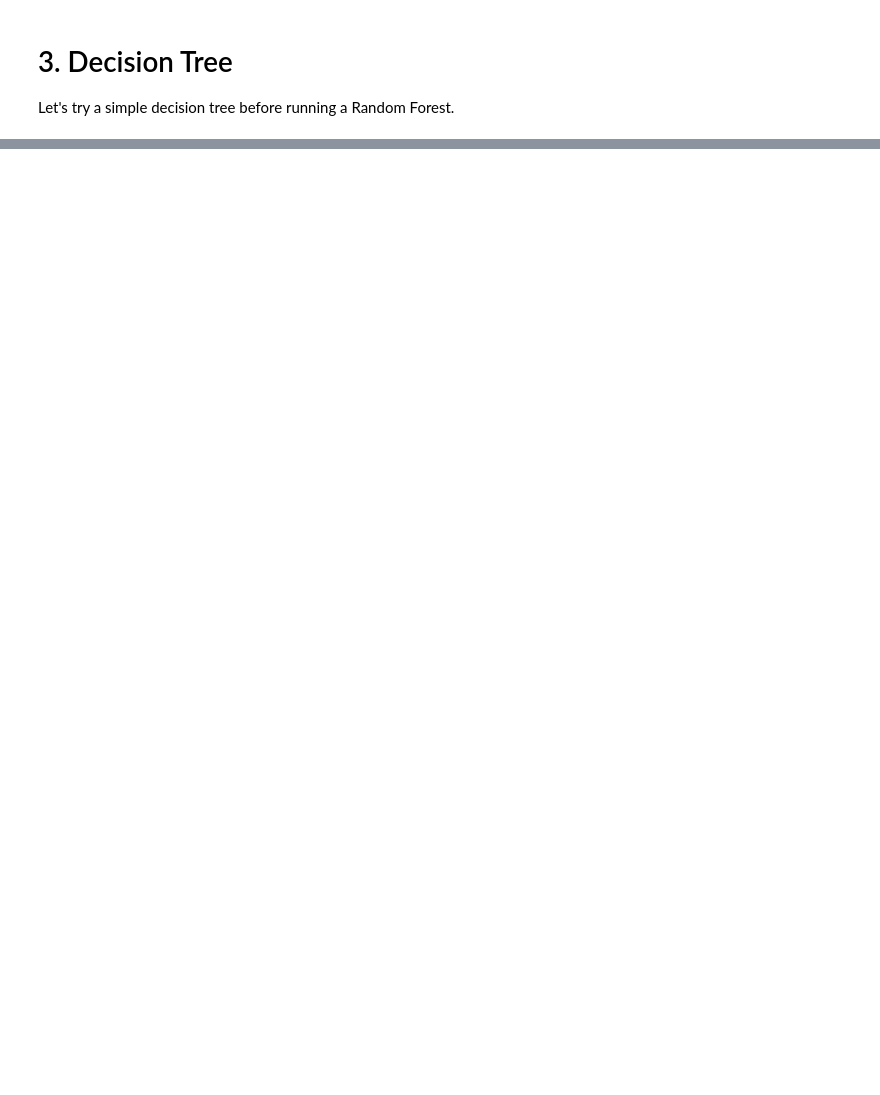
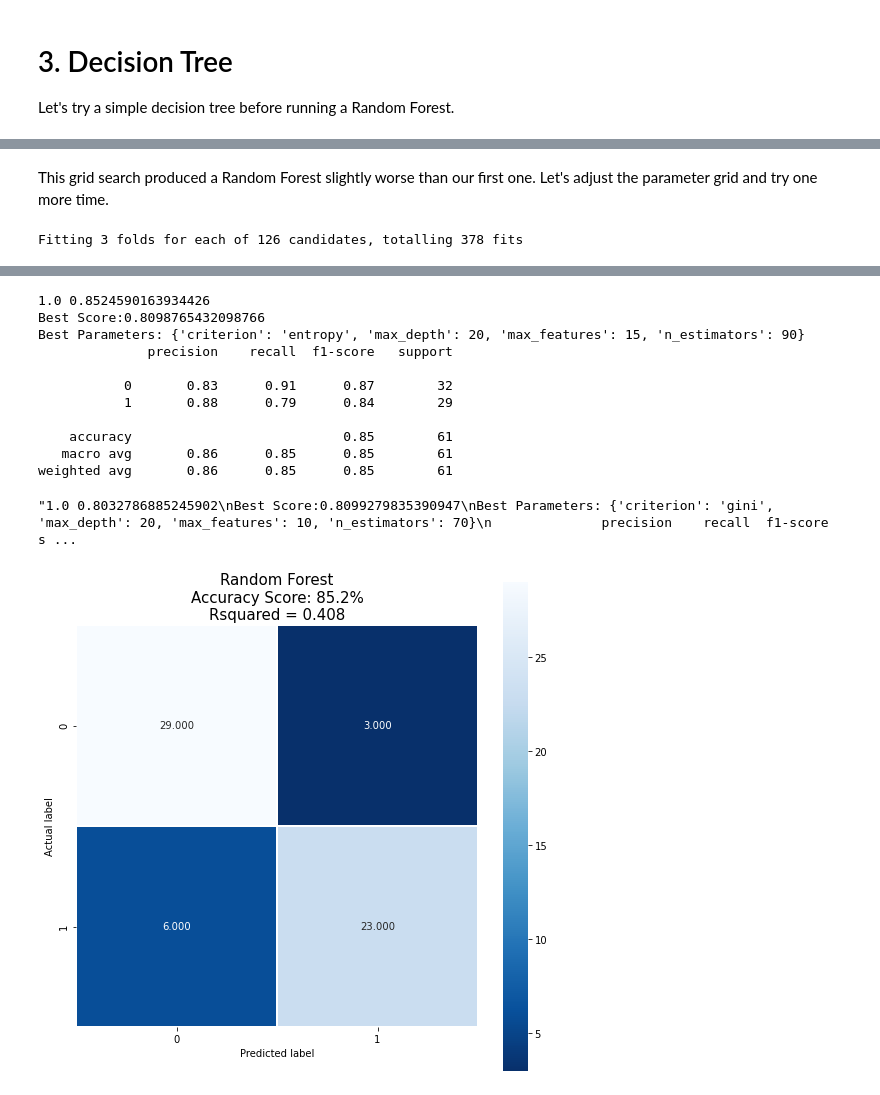
Before and after one commit to BradDoty/KaggleHeartDiseaseUCI, a Jupyter notebook: Notebooks/Capstone 2 -- Modeling.ipynb, the cells around one changed output, grey strips where cells are left out. Drawn from its saved outputs; the diff is of its cells as text; code cells hidden in the pictures; blank space fills up the shorter version.

```diff
--- a/Notebooks/Capstone 2 -- Modeling.ipynb
+++ b/Notebooks/Capstone 2 -- Modeling.ipynb
@@ -241,0 +316,29 @@ However, this Decision Tree is still inferior to the Logistic Regression.  Logis
+# %% [markdown]
+This grid search produced a Random Forest slightly worse than our first one.  Let's adjust the parameter grid and try one more time.
+# %%
+param_grid2 = {'n_estimators':np.arange(30,91,10), 'criterion':['gini', 'entropy'], 'max_depth':[10,20,25],
+               'max_features':[10,15,20]}
+
+rf2 = RandomForestClassifier()
+rf2_cv= GridSearchCV(rf2, param_grid2, cv=3, n_jobs=-1, verbose=3, return_train_score=True)
+rf2_cv.fit(X_train, y_train)
+train_score = rf2_cv.score(X_train, y_train)
+score = rf2_cv.score(X_test, y_test)
+
+print (train_score, score)
+print("Best Score:" + str(rf2_cv.best_score_))
+print("Best Parameters: " + str(rf2_cv.best_params_))
+
+
+plot_confusion("Random Forest", rf2_cv, X_test, y_test, score)
+
+'''1.0 0.8032786885245902
+Best Score:0.8099279835390947
+Best Parameters: {'criterion': 'gini', 'max_depth': 20, 'max_features': 10, 'n_estimators': 70}
+              precision    recall  f1-score   support
+
+           0       0.79      0.84      0.82        32
+           1       0.81      0.76      0.79        29
+'''
+# %% [output]
+Fitting 3 folds for each of 126 candidates, totalling 378 fits
@@ -241,0 +350,13 @@ However, this Decision Tree is still inferior to the Logistic Regression.  Logis
+1.0 0.8524590163934426
+Best Score:0.8098765432098766
+Best Parameters: {'criterion': 'entropy', 'max_depth': 20, 'max_features': 15, 'n_estimators': 90}
+              precision    recall  f1-score   support
+
+           0       0.83      0.91      0.87        32
+           1       0.88      0.79      0.84        29
+
+    accuracy                           0.85        61
+   macro avg       0.86      0.85      0.85        61
+weighted avg       0.86      0.85      0.85        61
+"1.0 0.8032786885245902\nBest Score:0.8099279835390947\nBest Parameters: {'criterion': 'gini', 'max_depth': 20, 'max_features': 10, 'n_estimators': 70}\n              precision    recall  f1-score   s ...
+[figure, added]
```
Also changed, not shown: parts of 23 cells of this notebook.
